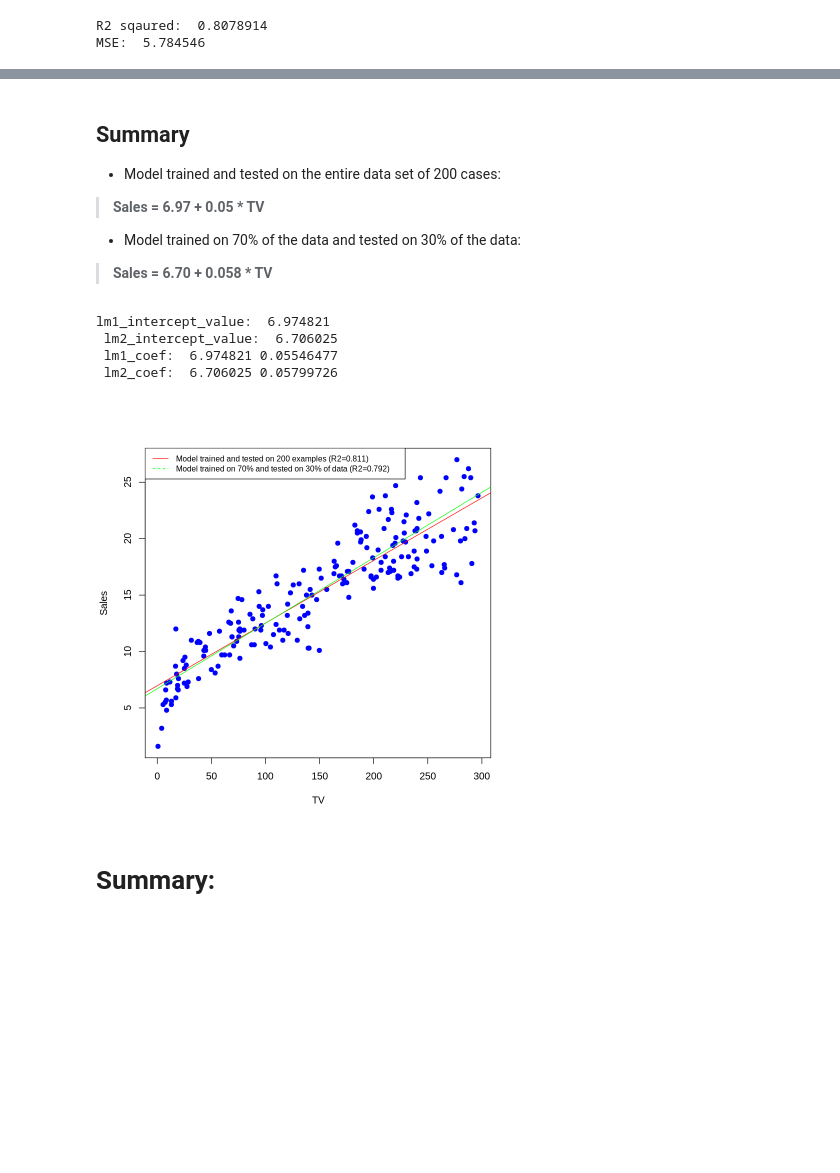
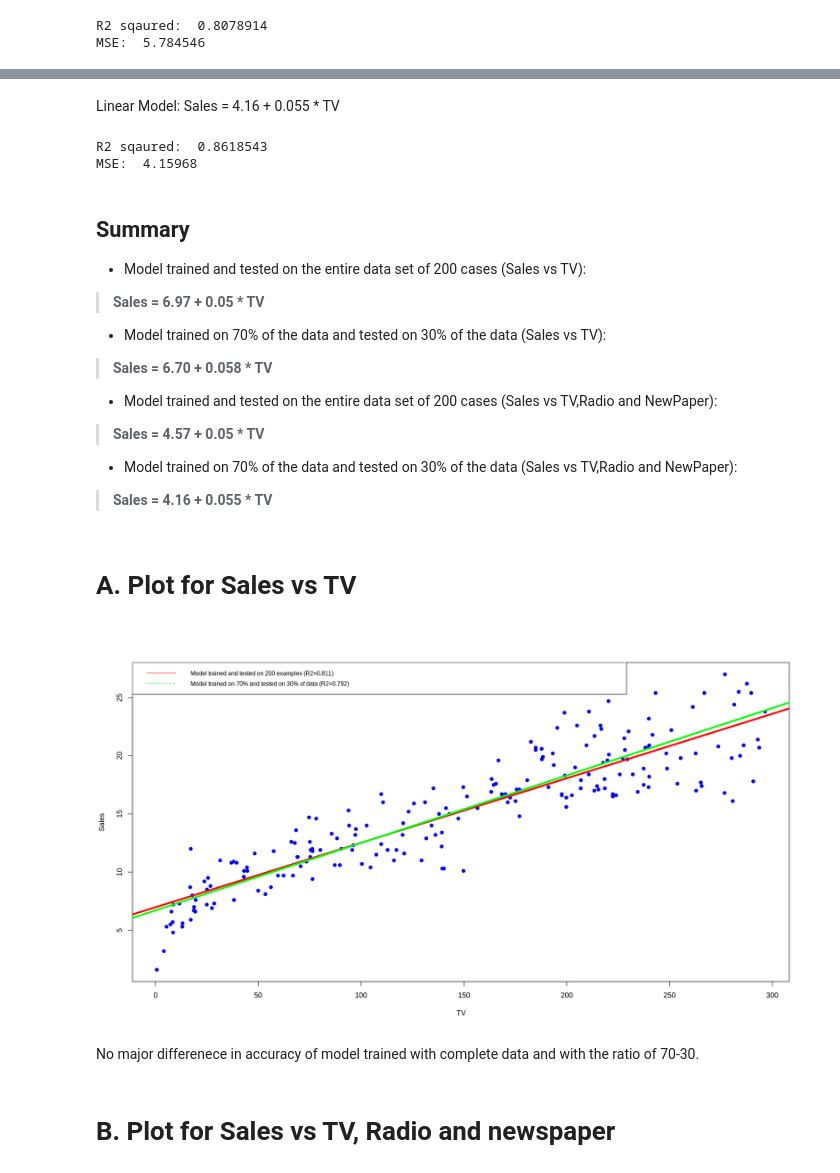
Before and after one commit to sg758253/IDS, a Jupyter notebook: HW5/problem1_r.ipynb, the cells around one changed output, grey strips where cells are left out. Drawn from its saved outputs; the diff is of its cells as text; code cells hidden in the pictures; blank space fills up the shorter version.

```diff
--- a/HW5/problem1_r.ipynb
+++ b/HW5/problem1_r.ipynb
@@ -20,3 +21,4 @@ library(ggplot2)
 # %%
 # import dataset
-CompanyDF <- read_csv("https://raw.githubusercontent.com/bforoura/AML/master/Company_data.csv")
+# CompanyDF <- read_csv("https://raw.githubusercontent.com/bforoura/AML/master/Company_data.csv")
+CompanyDF <- read.csv("https://raw.githubusercontent.com/bforoura/AML/master/Company_data.csv")
@@ -194,36 +237,40 @@ MSE:  5.784546
+# %% [markdown]
+Linear Model: Sales = 4.16 + 0.055 * TV
+# %%
+#  R2 score and MSE
+cat('R2 sqaured: ',summary(lm3)$r.squared)
+cat('\n')
+cat('MSE: ',mean(lm3$residuals^2))
+# %% [output]
+R2 sqaured:  0.8618543
+MSE:  4.15968
 # %% [markdown]
 ## **Summary**
 
-* Model trained and tested on the entire data set of 200 cases:
+* Model trained and tested on the entire data set of 200 cases (Sales vs TV):
 > **Sales = 6.97 + 0.05 * TV**
 
-* Model trained on 70% of the data and tested on 30% of the data:
+
+* Model trained on 70% of the data and tested on 30% of the data (Sales vs TV):
 > **Sales = 6.70 + 0.058 * TV**
+
+* Model trained and tested on the entire data set of 200 cases (Sales vs TV,Radio and NewPaper):
+> **Sales = 4.57 + 0.05 * TV**
+
+* Model trained on 70% of the data and tested on 30% of the data (Sales vs TV,Radio and NewPaper):
+> **Sales = 4.16 + 0.055 * TV**
-# %%
-lm1_summary <- summary(lm1)
-lm2_summary <- summary(lm2)
-
-lm1_intercept_value <- lm1_summary$coefficients[1,1]
-lm2_intercept_value <- lm2_summary$coefficients[1,1]
-
-lm1_coef <- coef(lm1)
-lm2_coef <- coef(lm2)
-
-cat('lm1_intercept_value: ',lm1_intercept_value)
-cat('\n lm2_intercept_value: ',lm2_intercept_value)
-cat('\n lm1_coef: ',lm1_coef)
-cat('\n lm2_coef: ',lm2_coef)
-# %% [output]
-lm1_intercept_value:  6.974821
- lm2_intercept_value:  6.706025
- lm1_coef:  6.974821 0.05546477
- lm2_coef:  6.706025 0.05799726
+# %% [markdown]
+# **A. Plot for Sales vs TV**
 # %%
+options(repr.plot.width=16, repr.plot.height=9)
+
 plot(Sales ~ TV,data = CompanyDF, pch = 19,col="blue",xlab = "TV", ylab = "Sales")
-abline(lm1, col="red")
-abline(lm2, col="green")
+abline(lm1, col="red",lw=4)
+abline(lm2, col="green",lw=4)
 legend("topleft", legend=c("Model trained and tested on 200 examples (R2=0.811)", "Model trained on 70% and tested on 30% of data (R2=0.792)"), col=c("red", "green"), lty=1:2, cex=0.8)
 # %% [output]
-[figure, old version]
+[figure, new version]
-# %% [markdown]
-# Summary:
+# %% [markdown]
+No major differenece in accuracy of model trained with complete data and with the ratio of 70-30.
+# %% [markdown]
+# **B. Plot for Sales vs TV, Radio and newspaper**
```
Also changed, not shown: parts of 29 cells of this notebook.
